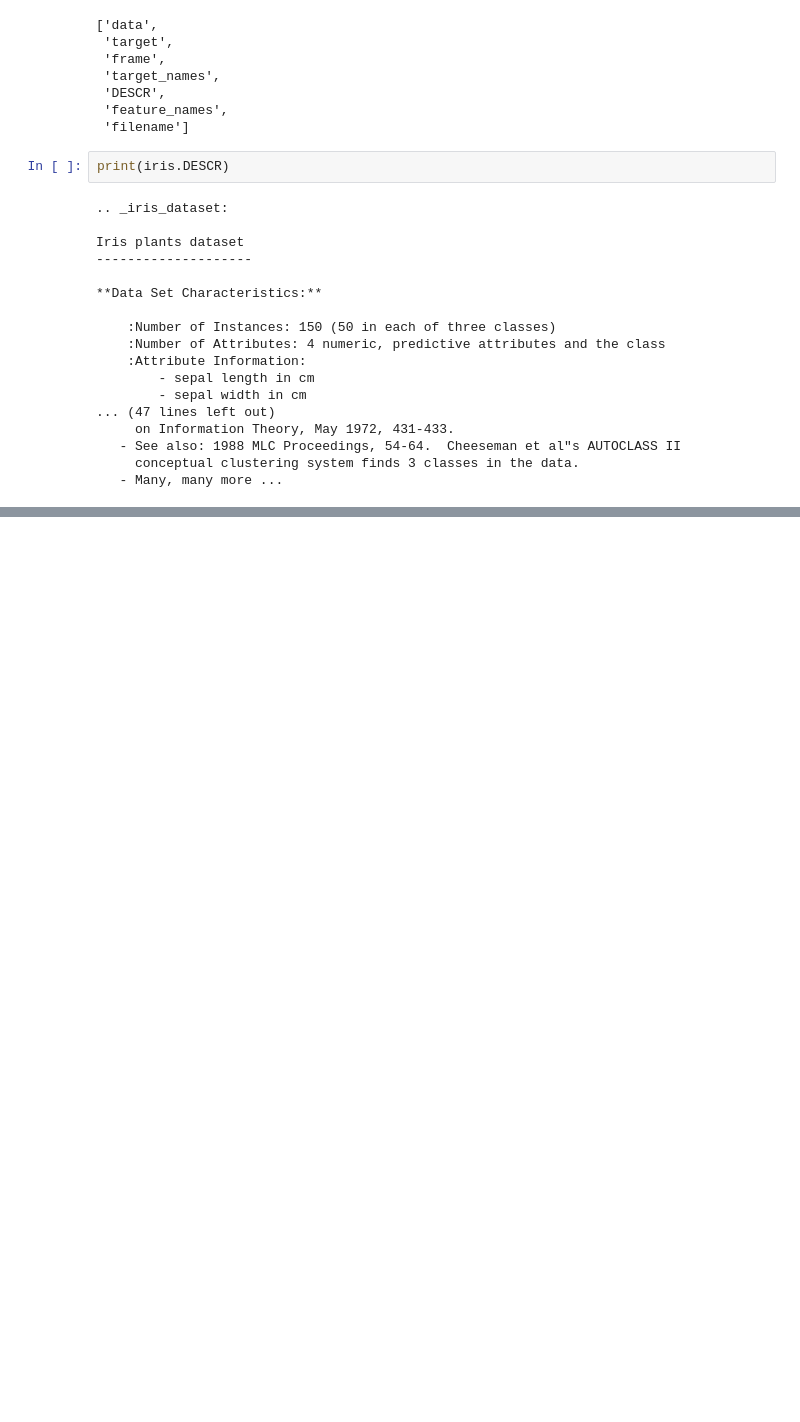
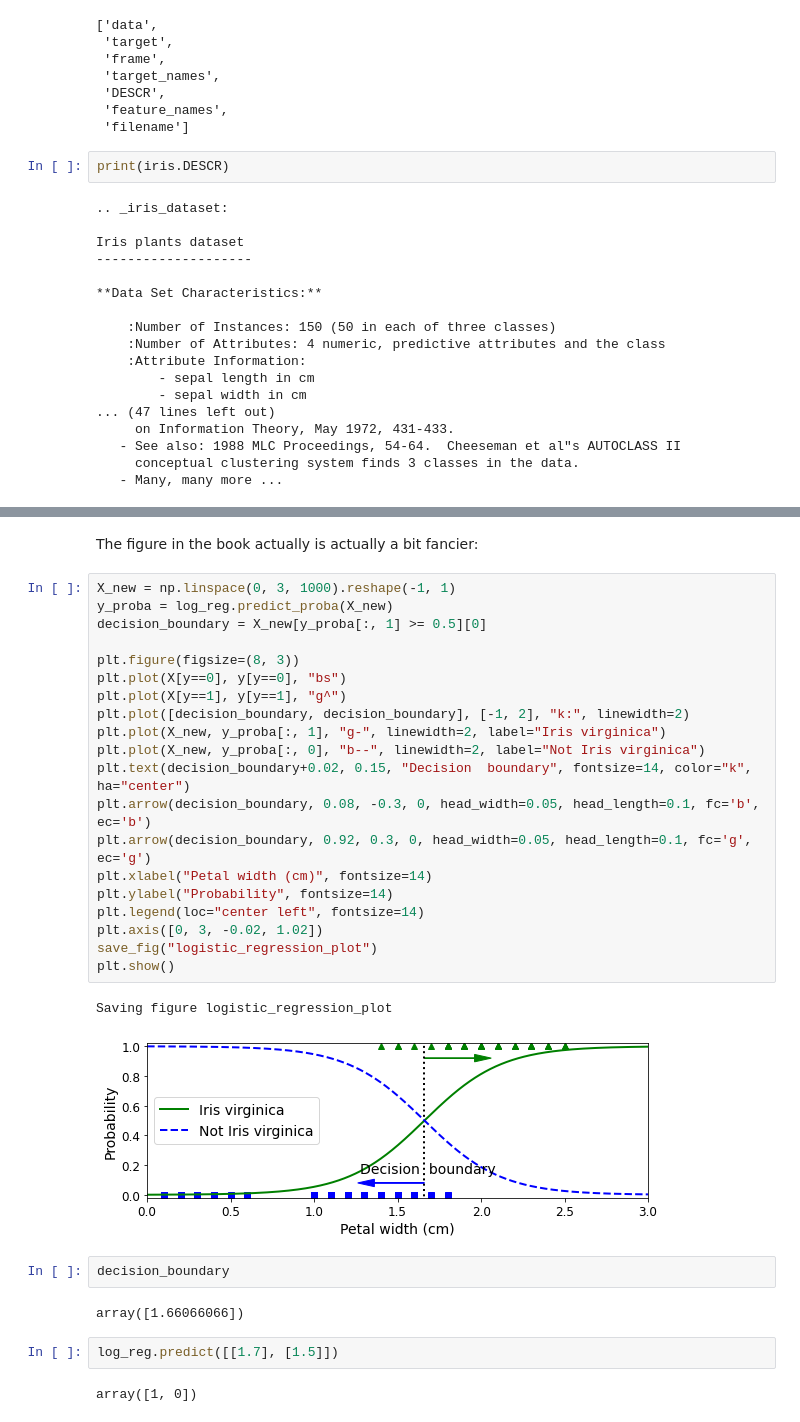
Before and after one commit to Vuean/Hands-On-ML, a Jupyter notebook: Chapter4/04_training_models.ipynb, the cells around one changed output, grey strips where cells are left out. Drawn from its saved outputs; the diff is of its cells as text; blank space fills up the shorter version.

```diff
--- a/Chapter4/04_training_models.ipynb
+++ b/Chapter4/04_training_models.ipynb
@@ -731,0 +754,33 @@ Iris plants dataset
+# %% [markdown]
+The figure in the book actually is actually a bit fancier:
+# %%
+X_new = np.linspace(0, 3, 1000).reshape(-1, 1)
+y_proba = log_reg.predict_proba(X_new)
+decision_boundary = X_new[y_proba[:, 1] >= 0.5][0]
+
+plt.figure(figsize=(8, 3))
+plt.plot(X[y==0], y[y==0], "bs")
+plt.plot(X[y==1], y[y==1], "g^")
+plt.plot([decision_boundary, decision_boundary], [-1, 2], "k:", linewidth=2)
+plt.plot(X_new, y_proba[:, 1], "g-", linewidth=2, label="Iris virginica")
+plt.plot(X_new, y_proba[:, 0], "b--", linewidth=2, label="Not Iris virginica")
+plt.text(decision_boundary+0.02, 0.15, "Decision  boundary", fontsize=14, color="k", ha="center")
+plt.arrow(decision_boundary, 0.08, -0.3, 0, head_width=0.05, head_length=0.1, fc='b', ec='b')
+plt.arrow(decision_boundary, 0.92, 0.3, 0, head_width=0.05, head_length=0.1, fc='g', ec='g')
+plt.xlabel("Petal width (cm)", fontsize=14)
+plt.ylabel("Probability", fontsize=14)
+plt.legend(loc="center left", fontsize=14)
+plt.axis([0, 3, -0.02, 1.02])
+save_fig("logistic_regression_plot")
+plt.show()
+# %% [output]
+Saving figure logistic_regression_plot
+[figure, added]
+# %%
+decision_boundary
+# %% [output]
+array([1.66066066])
+# %%
+log_reg.predict([[1.7], [1.5]])
+# %% [output]
+array([1, 0])
```
Also changed, not shown: parts of 7 cells of this notebook, 9 other files.
